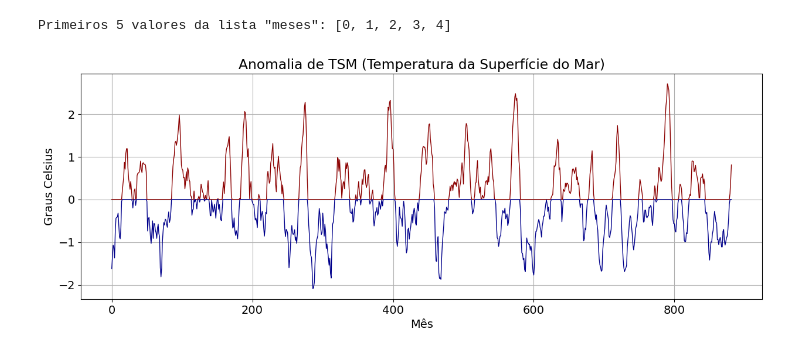
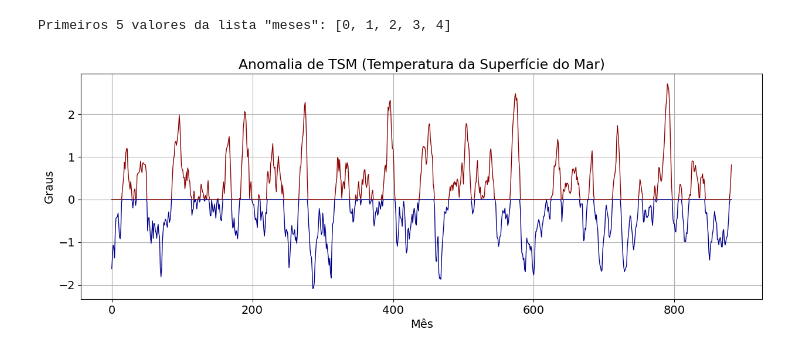
Before and after one commit to Reynerthy/anomalia_de_tsm, a Jupyter notebook: aula_nino.ipynb, the cells around one changed output. Drawn from its saved outputs; the diff is of its cells as text; code cells hidden in the pictures.

```diff
--- a/aula_nino.ipynb
+++ b/aula_nino.ipynb
@@ -102,23 +120,23 @@ for n in range(len(df)):
 # %%
 # -----------------------------------------------------------
 # Criação do gráfico
 # -----------------------------------------------------------
 
 # Inicia a criação do gráfico
 plt.figure(figsize=(15, 5))  # Define o tamanho da figura (15 de largura por 5 de altura)
 plt.rcParams.update({'font.size': 14})  # Ajusta o tamanho da fonte
 
 # Plotagem das séries de dados
 # Caso queira plotar a série original completa (sem separação entre positivos e negativos), descomente a linha abaixo:
 # plt.plot(meses, df['ANOM'], color='darkred', lw=2, ls='-')
 
 
 plt.plot(meses, tsm_pos, color='darkred', lw=1, ls='-')         # Plota a série de anomalias positivas (em vermelho escuro)
 plt.plot(meses, tsm_neg, color='darkblue', lw=1, ls='-')        # Plota a série de anomalias negativas (em azul escuro)
 plt.title('Anomalia de TSM (Temperatura da Superfície do Mar)') # Define o título do gráfico
 plt.xlabel('Mês')                                               # Define o rótulo do eixo X
-plt.ylabel('Graus Celsius')                                     # Define o rótulo do eixo Y
+plt.ylabel('Graus')                                     # Define o rótulo do eixo Y
 plt.grid()                                                      # Adiciona uma grade ao gráfico para facilitar a leitura
 plt.show()                                                      # Exibe o gráfico
 # %% [output]
-[figure, old version]
+[figure, new version]
```
Also changed, not shown: parts of 2 cells of this notebook.
